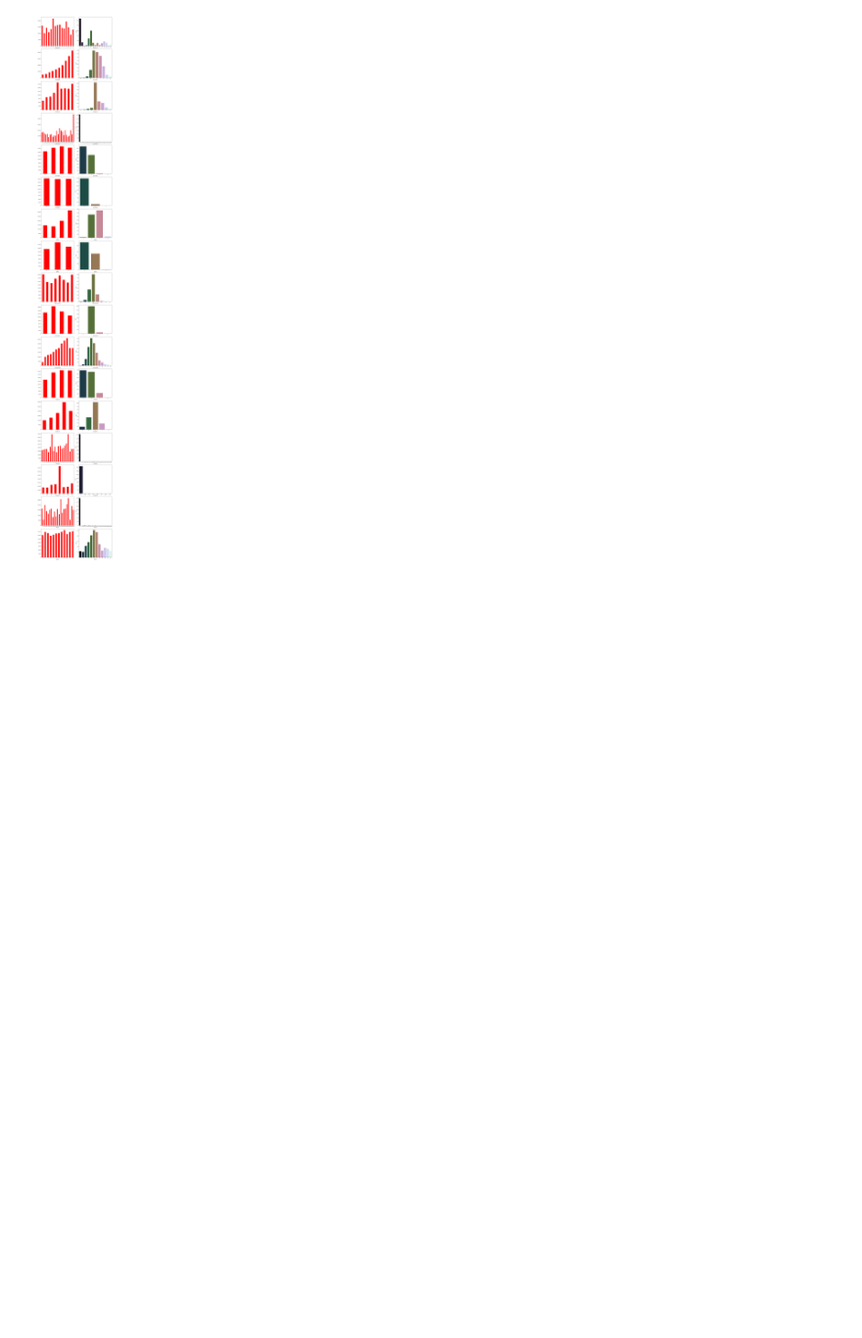
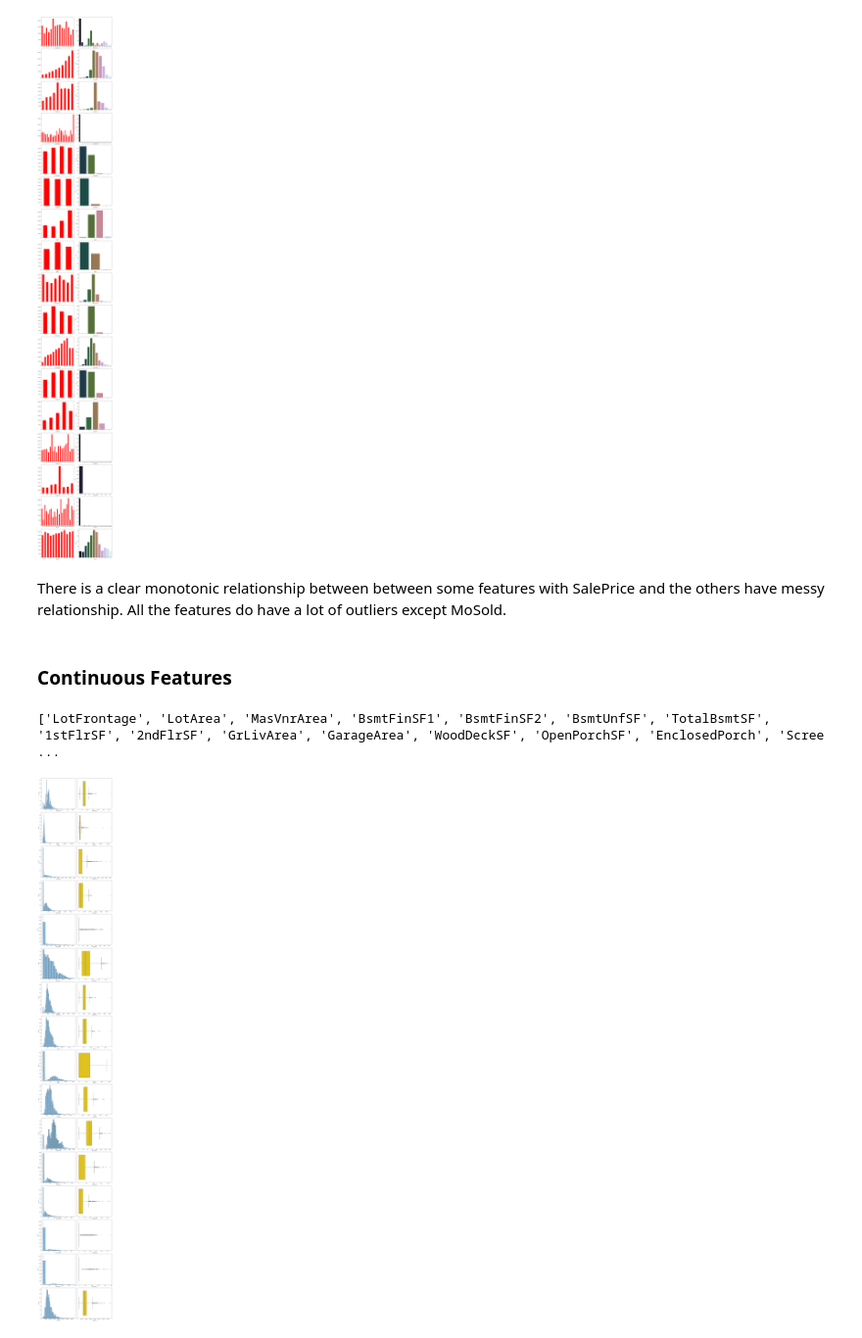
Before and after one commit to Abrar-Mustakim/Comprehensive-Data-Exploration-and-Advanced-Regression-Technique-on-Kaggles-Hourse-Pricing, a Jupyter notebook: EDA_and_Training.ipynb, the cells around one changed output. Shown at 98% size. Saved outputs shown, nothing was run; the diff lists cells and outputs as text; code cells hidden in the pictures; blank space fills up the shorter version.

```diff
--- a/EDA_and_Training.ipynb
+++ b/EDA_and_Training.ipynb
@@ -392,3 +392,38 @@ fig.tight_layout()
 plt.show()
 # %% [output]
 [figure]
+# %% [markdown]
+There is a clear monotonic relationship between between some features with SalePrice and the others have messy relationship. All the features do have a lot of outliers except MoSold.
+# %% [markdown]
+<h3> Continuous Features </h3>
+# %%
+continuous_features = [features for features in numerical_features if features not in discreate_features+temporal_variable+['Id'] and df[features].dtype!="O"]
+print(continuous_features)
+# %% [output]
+['LotFrontage', 'LotArea', 'MasVnrArea', 'BsmtFinSF1', 'BsmtFinSF2', 'BsmtUnfSF', 'TotalBsmtSF', '1stFlrSF', '2ndFlrSF', 'GrLivArea', 'GarageArea', 'WoodDeckSF', 'OpenPorchSF', 'EnclosedPorch', 'Scree ...
+# %%
+fig = plt.figure(figsize=(14, 100))
+a = len(continuous_features)
+b = 2
+c = 1
+
+data = df.copy()
+
+for features in continuous_features:
+    plt.subplot(a, b, c)
+
+    sns.histplot(x=data[features], kde=True, palette="viridis") #distribution
+
+    c += 1
+
+    plt.subplot(a, b, c)
+
+    sns.boxplot(x=data[features], color="gold")
+
+    c+=1
+
+
+fig.tight_layout()
+plt.show()
+# %% [output]
+[figure, added]
```
